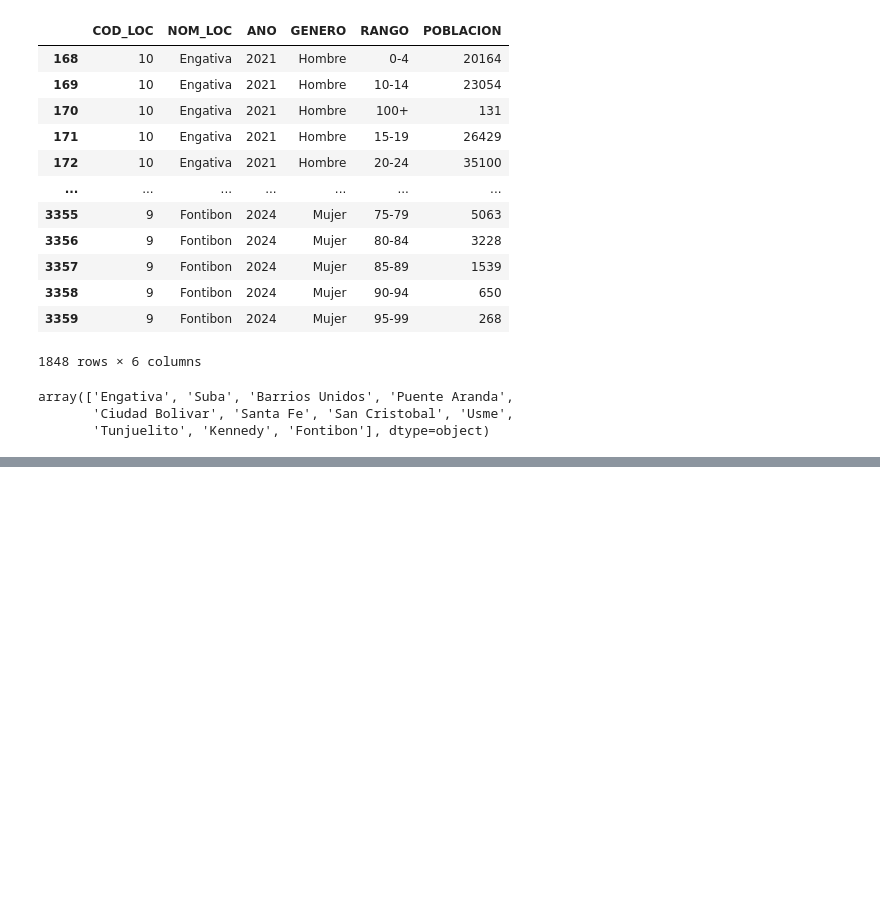
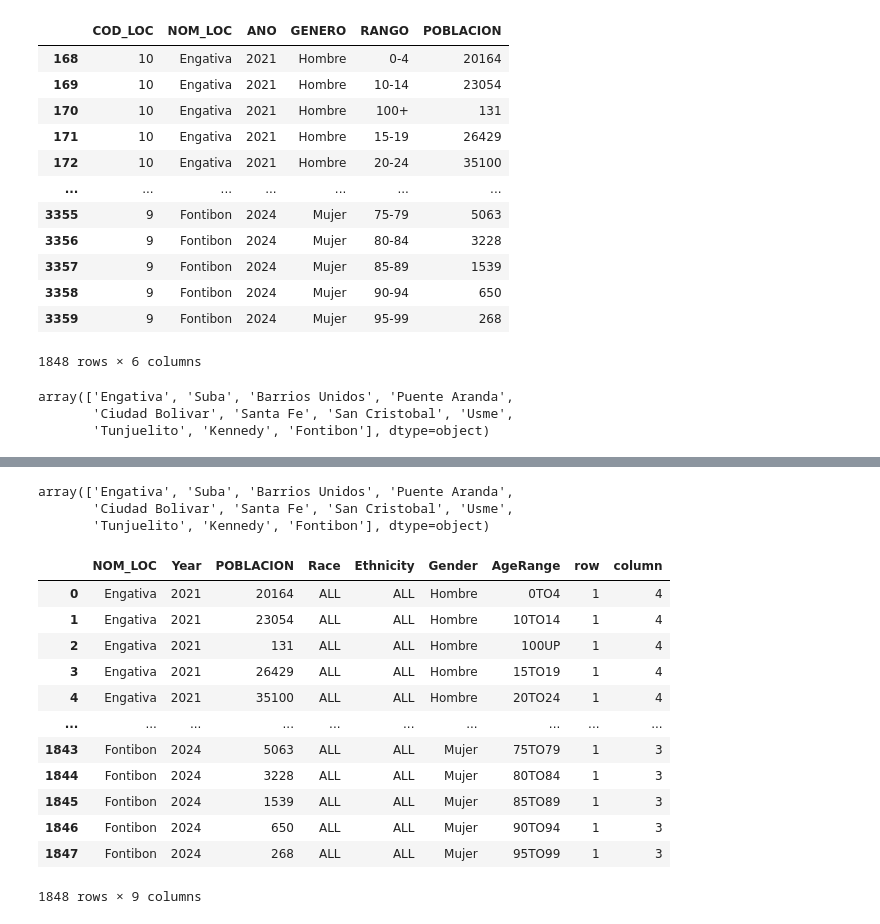
Before and after one commit to Sxmuu/TG-Samuel-P, a Jupyter notebook: Scripts/Python/Notebooks/Database/Transposición_Población.ipynb, the cells around one changed output, grey strips where cells are left out. Saved outputs shown, nothing was run; the diff lists cells and outputs as text; code cells hidden in the pictures; blank space fills up the shorter version.

```diff
--- a/Scripts/Python/Notebooks/Database/Transposición_Población.ipynb
+++ b/Scripts/Python/Notebooks/Database/Transposición_Población.ipynb
@@ -152,0 +257,6 @@ df_long_filtered.to_excel('Poblacion_Transpuesto_Filtrado.xlsx')
+# %%
+df_long_filtered["NOM_LOC"].unique()
+# %% [output]
+array(['Engativa', 'Suba', 'Barrios Unidos', 'Puente Aranda',
+       'Ciudad Bolivar', 'Santa Fe', 'San Cristobal', 'Usme',
+       'Tunjuelito', 'Kennedy', 'Fontibon'], dtype=object)
@@ -152,0 +265,54 @@ df_long_filtered.to_excel('Poblacion_Transpuesto_Filtrado.xlsx')
+# %%
+df_population = pd.read_excel("https://raw.githubusercontent.com/Sxmuu/TG-Samuel-P/main/Databases/Poblac/Transpuesta/Poblacion_2021-2024_Transpuesto.xlsx")
+# %%
+# Crear el diccionario de 'row' y 'column' de acuerdo con los datos extraídos del shapefile previamente
+localities_coords = {
+    'Santa Fe': {'row': 1, 'column': 1},
+    'Barrios Unidos': {'row': 1, 'column': 2},
+    'Fontibon': {'row': 1, 'column': 3},
+    'Engativa': {'row': 1, 'column': 4},
+    'Candelaria': {'row': 1, 'column': 5},
+    'Tunjuelito': {'row': 1, 'column': 6},
+    'Puente Aranda': {'row': 1, 'column': 7},
+    'Rafael Uribe Uribe': {'row': 1, 'column': 8},
+    'Kennedy': {'row': 1, 'column': 9},
+    'Usme': {'row': 1, 'column': 10},
+    'Los Martires': {'row': 1, 'column': 11},
+    'Ciudad Bolivar': {'row': 1, 'column': 12},
+    'Suba': {'row': 1, 'column': 13},
+    'Bosa': {'row': 1, 'column': 14},
+    'Antonio Nariño': {'row': 1, 'column': 15},
+    'Sumapaz': {'row': 1, 'column': 16},
+    'Chapinero': {'row': 1, 'column': 17},
+    'San Cristobal': {'row': 1, 'column': 18},
+    'Teusaquillo': {'row': 1, 'column': 19},
+    'Usaquen': {'row': 1, 'column': 20}
+}
+
+
+# Función para asignar 'row' y 'column' según la localidad
+def add_row_column_to_dataset(row):
+    locality = row['NOM_LOC']
+    if locality in localities_coords:
+        row['row'] = localities_coords[locality]['row']
+        row['column'] = localities_coords[locality]['column']
+    return row
+
+# Aplicar la función al dataset completo
+df_population = df_population.apply(add_row_column_to_dataset, axis=1)
+# %%
+df_population
+# %% [output]
+|  | NOM_LOC | Year | POBLACION | Race | Ethnicity | Gender | AgeRange | row | column |
+| 0 | Engativa | 2021 | 20164 | ALL | ALL | Hombre | 0TO4 | 1 | 4 |
+| 1 | Engativa | 2021 | 23054 | ALL | ALL | Hombre | 10TO14 | 1 | 4 |
+| 2 | Engativa | 2021 | 131 | ALL | ALL | Hombre | 100UP | 1 | 4 |
+| 3 | Engativa | 2021 | 26429 | ALL | ALL | Hombre | 15TO19 | 1 | 4 |
+| 4 | Engativa | 2021 | 35100 | ALL | ALL | Hombre | 20TO24 | 1 | 4 |
+| ... | ... | ... | ... | ... | ... | ... | ... | ... | ... |
+| 1843 | Fontibon | 2024 | 5063 | ALL | ALL | Mujer | 75TO79 | 1 | 3 |
+| 1844 | Fontibon | 2024 | 3228 | ALL | ALL | Mujer | 80TO84 | 1 | 3 |
+| 1845 | Fontibon | 2024 | 1539 | ALL | ALL | Mujer | 85TO89 | 1 | 3 |
+| 1846 | Fontibon | 2024 | 650 | ALL | ALL | Mujer | 90TO94 | 1 | 3 |
+| 1847 | Fontibon | 2024 | 268 | ALL | ALL | Mujer | 95TO99 | 1 | 3 |
+1848 rows × 9 columns
```
Also changed, not shown: parts of 16 cells of this notebook, 2 other files.
